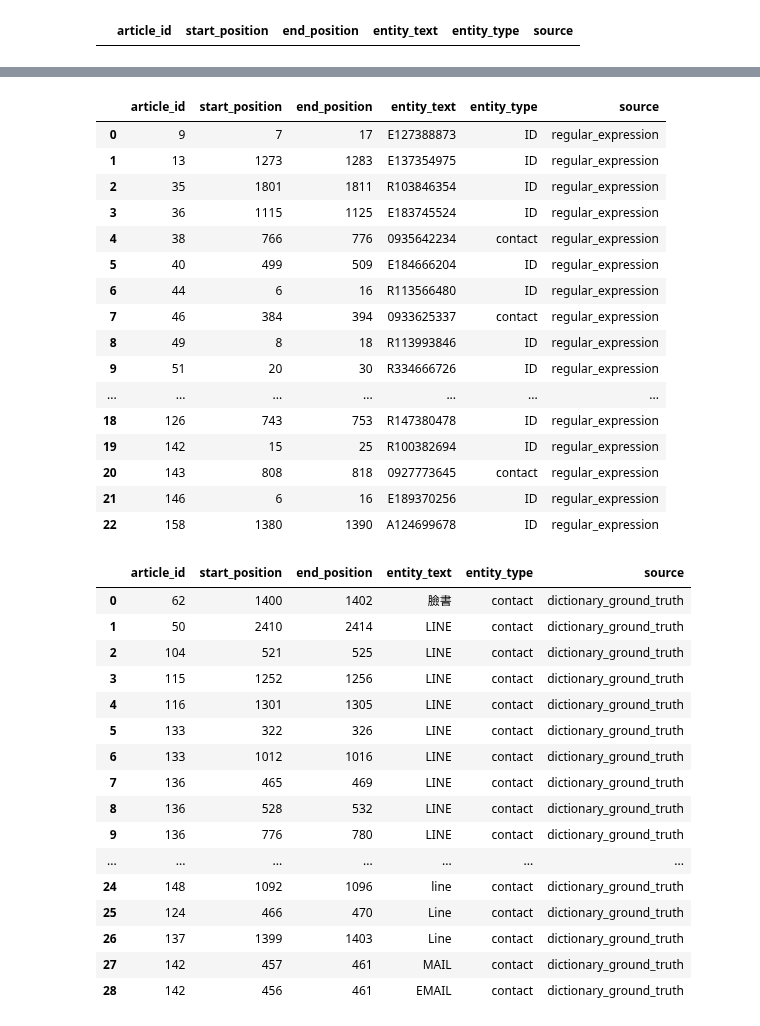
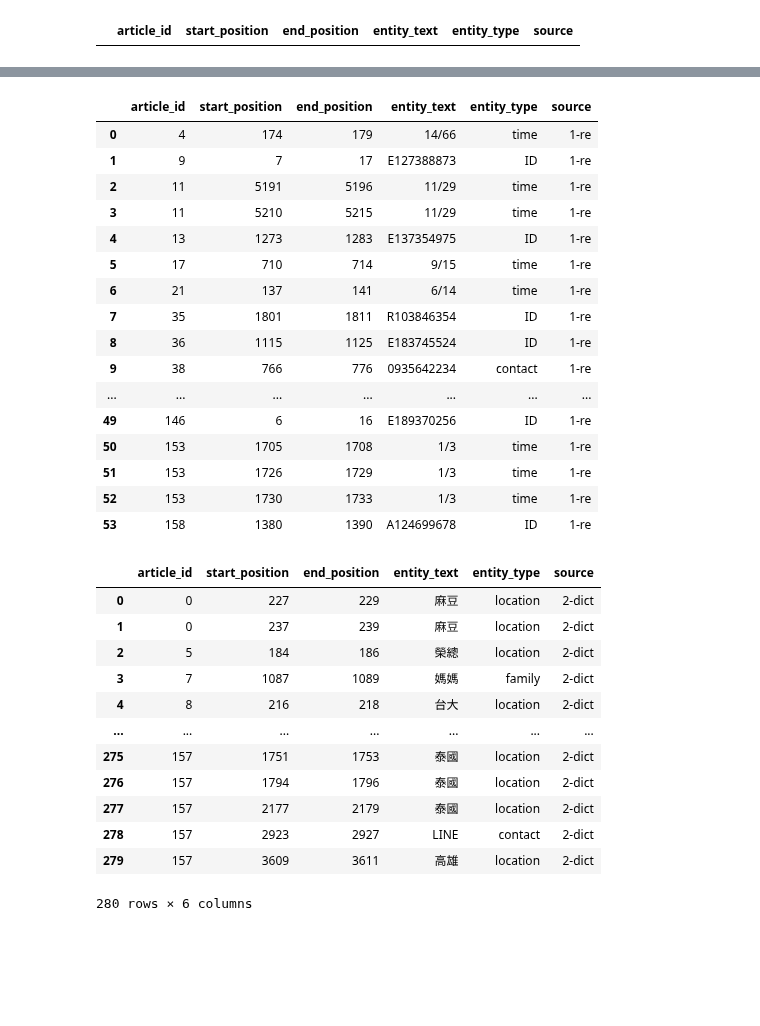
Before and after one commit to wuling31715/2020-AI-CUP, a Jupyter notebook: ensemble/ensemble.ipynb, the cells around one changed output, grey strips where cells are left out. Drawn from its saved outputs; the diff is of its cells as text; code cells hidden in the pictures; blank space fills up the shorter version.

```diff
--- a/ensemble/ensemble.ipynb
+++ b/ensemble/ensemble.ipynb
@@ -44,44 +49,40 @@ for entity_type in entity_type_list:
 # %%
-regular_expression_df = pd.read_csv('/home/Danny/AI-CUP-2020/regular_expression/regular_expression.tsv', sep='\t')
-regular_expression_df
+re_df = pd.read_csv('/home/Danny/AI-CUP-2020/regular_expression/regular_expression.tsv', sep='\t')
+re_df
 # %% [output]
 |  | article_id | start_position | end_position | entity_text | entity_type | source |
-| 0 | 9 | 7 | 17 | E127388873 | ID | regular_expression |
-| 1 | 13 | 1273 | 1283 | E137354975 | ID | regular_expression |
-| 2 | 35 | 1801 | 1811 | R103846354 | ID | regular_expression |
-| 3 | 36 | 1115 | 1125 | E183745524 | ID | regular_expression |
-| 4 | 38 | 766 | 776 | 0935642234 | contact | regular_expression |
-| 5 | 40 | 499 | 509 | E184666204 | ID | regular_expression |
-| 6 | 44 | 6 | 16 | R113566480 | ID | regular_expression |
-| 7 | 46 | 384 | 394 | 0933625337 | contact | regular_expression |
-| 8 | 49 | 8 | 18 | R113993846 | ID | regular_expression |
-| 9 | 51 | 20 | 30 | R334666726 | ID | regular_expression |
+| 0 | 4 | 174 | 179 | 14/66 | time | 1-re |
+| 1 | 9 | 7 | 17 | E127388873 | ID | 1-re |
+| 2 | 11 | 5191 | 5196 | 11/29 | time | 1-re |
+| 3 | 11 | 5210 | 5215 | 11/29 | time | 1-re |
+| 4 | 13 | 1273 | 1283 | E137354975 | ID | 1-re |
+| 5 | 17 | 710 | 714 | 9/15 | time | 1-re |
+| 6 | 21 | 137 | 141 | 6/14 | time | 1-re |
+| 7 | 35 | 1801 | 1811 | R103846354 | ID | 1-re |
+| 8 | 36 | 1115 | 1125 | E183745524 | ID | 1-re |
+| 9 | 38 | 766 | 776 | 0935642234 | contact | 1-re |
 | ... | ... | ... | ... | ... | ... | ... |
-| 18 | 126 | 743 | 753 | R147380478 | ID | regular_expression |
-| 19 | 142 | 15 | 25 | R100382694 | ID | regular_expression |
-| 20 | 143 | 808 | 818 | 0927773645 | contact | regular_expression |
-| 21 | 146 | 6 | 16 | E189370256 | ID | regular_expression |
-| 22 | 158 | 1380 | 1390 | A124699678 | ID | regular_expression |
+| 49 | 146 | 6 | 16 | E189370256 | ID | 1-re |
+| 50 | 153 | 1705 | 1708 | 1/3 | time | 1-re |
+| 51 | 153 | 1726 | 1729 | 1/3 | time | 1-re |
+| 52 | 153 | 1730 | 1733 | 1/3 | time | 1-re |
+| 53 | 158 | 1380 | 1390 | A124699678 | ID | 1-re |
 # %%
-dictionary_df = pd.read_csv('/home/Danny/AI-CUP-2020/dictionary/dictionary.tsv', sep='\t')
-dictionary_df
+dict_df = pd.read_csv('/home/Danny/AI-CUP-2020/dictionary/dictionary.tsv', sep='\t')
+dict_df
 # %% [output]
 |  | article_id | start_position | end_position | entity_text | entity_type | source |
-| 0 | 62 | 1400 | 1402 | 臉書 | contact | dictionary_ground_truth |
-| 1 | 50 | 2410 | 2414 | LINE | contact | dictionary_ground_truth |
-| 2 | 104 | 521 | 525 | LINE | contact | dictionary_ground_truth |
-| 3 | 115 | 1252 | 1256 | LINE | contact | dictionary_ground_truth |
-| 4 | 116 | 1301 | 1305 | LINE | contact | dictionary_ground_truth |
-| 5 | 133 | 322 | 326 | LINE | contact | dictionary_ground_truth |
-| 6 | 133 | 1012 | 1016 | LINE | contact | dictionary_ground_truth |
-| 7 | 136 | 465 | 469 | LINE | contact | dictionary_ground_truth |
-| 8 | 136 | 528 | 532 | LINE | contact | dictionary_ground_truth |
-| 9 | 136 | 776 | 780 | LINE | contact | dictionary_ground_truth |
+| 0 | 0 | 227 | 229 | 麻豆 | location | 2-dict |
+| 1 | 0 | 237 | 239 | 麻豆 | location | 2-dict |
+| 2 | 5 | 184 | 186 | 榮總 | location | 2-dict |
+| 3 | 7 | 1087 | 1089 | 媽媽 | family | 2-dict |
+| 4 | 8 | 216 | 218 | 台大 | location | 2-dict |
 | ... | ... | ... | ... | ... | ... | ... |
-| 24 | 148 | 1092 | 1096 | line | contact | dictionary_ground_truth |
-| 25 | 124 | 466 | 470 | Line | contact | dictionary_ground_truth |
-| 26 | 137 | 1399 | 1403 | Line | contact | dictionary_ground_truth |
-| 27 | 142 | 457 | 461 | MAIL | contact | dictionary_ground_truth |
-| 28 | 142 | 456 | 461 | EMAIL | contact | dictionary_ground_truth |
+| 275 | 157 | 1751 | 1753 | 泰國 | location | 2-dict |
+| 276 | 157 | 1794 | 1796 | 泰國 | location | 2-dict |
+| 277 | 157 | 2177 | 2179 | 泰國 | location | 2-dict |
+| 278 | 157 | 2923 | 2927 | LINE | contact | 2-dict |
+| 279 | 157 | 3609 | 3611 | 高雄 | location | 2-dict |
+280 rows × 6 columns
 # %%
 ensemble_df = ensemble_df.append(bert_df, ignore_index=True)
```
Also changed, not shown: parts of 19 cells of this notebook, 24 other files.
